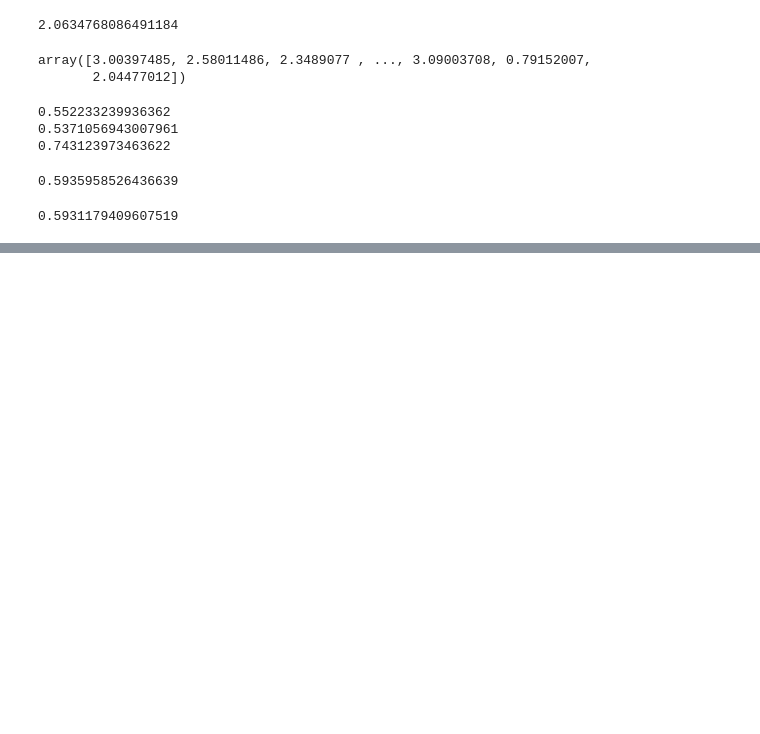
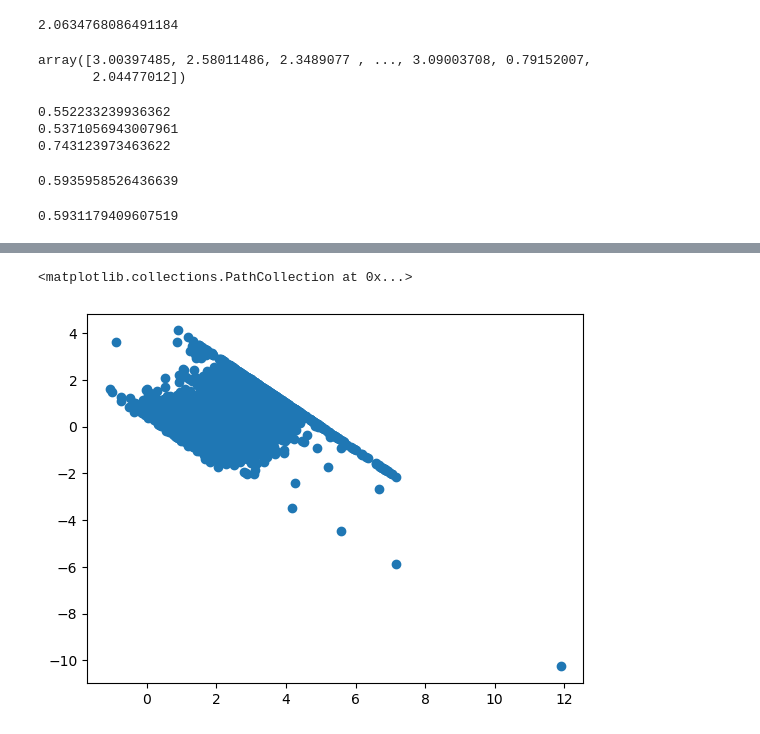
Before and after one commit to eddieX-2021/MLbeginnerProject, a Jupyter notebook: mulilinearregression.ipynb, the cells around one changed output, grey strips where cells are left out. Cells and saved outputs as stored; diff of their text form; code cells hidden in the pictures; blank space fills up the shorter version.

```diff
--- a/mulilinearregression.ipynb
+++ b/mulilinearregression.ipynb
@@ -202,0 +229,7 @@ print(score)
+# %%
+## Scatter plot with predictions and residual
+##uniform distribution
+plt.scatter(y_pred,residuals)
+# %% [output]
+<matplotlib.collections.PathCollection at 0x...>
+[figure, added]
```
Also changed, not shown: parts of 4 cells of this notebook, 1 other file.
